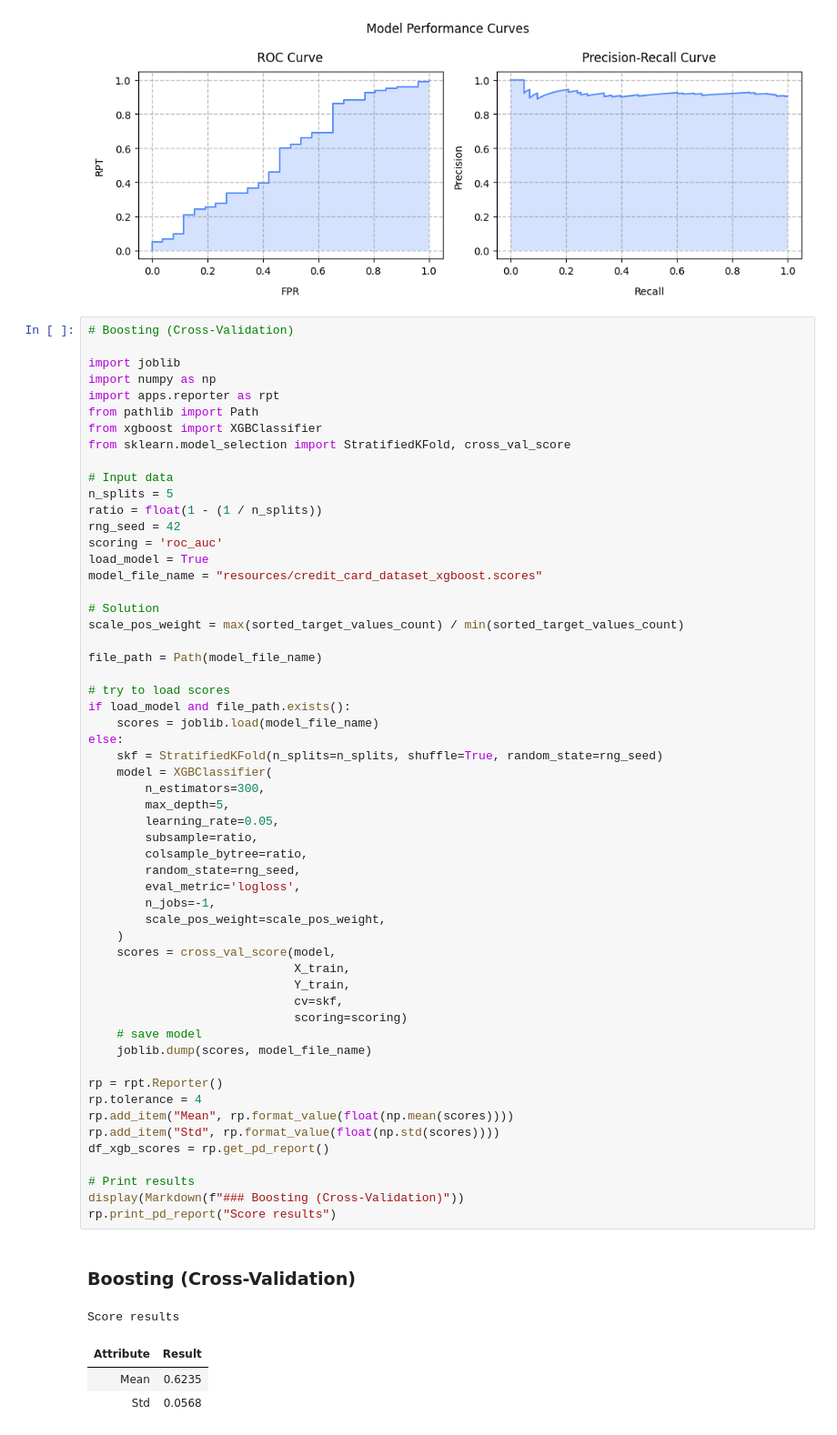
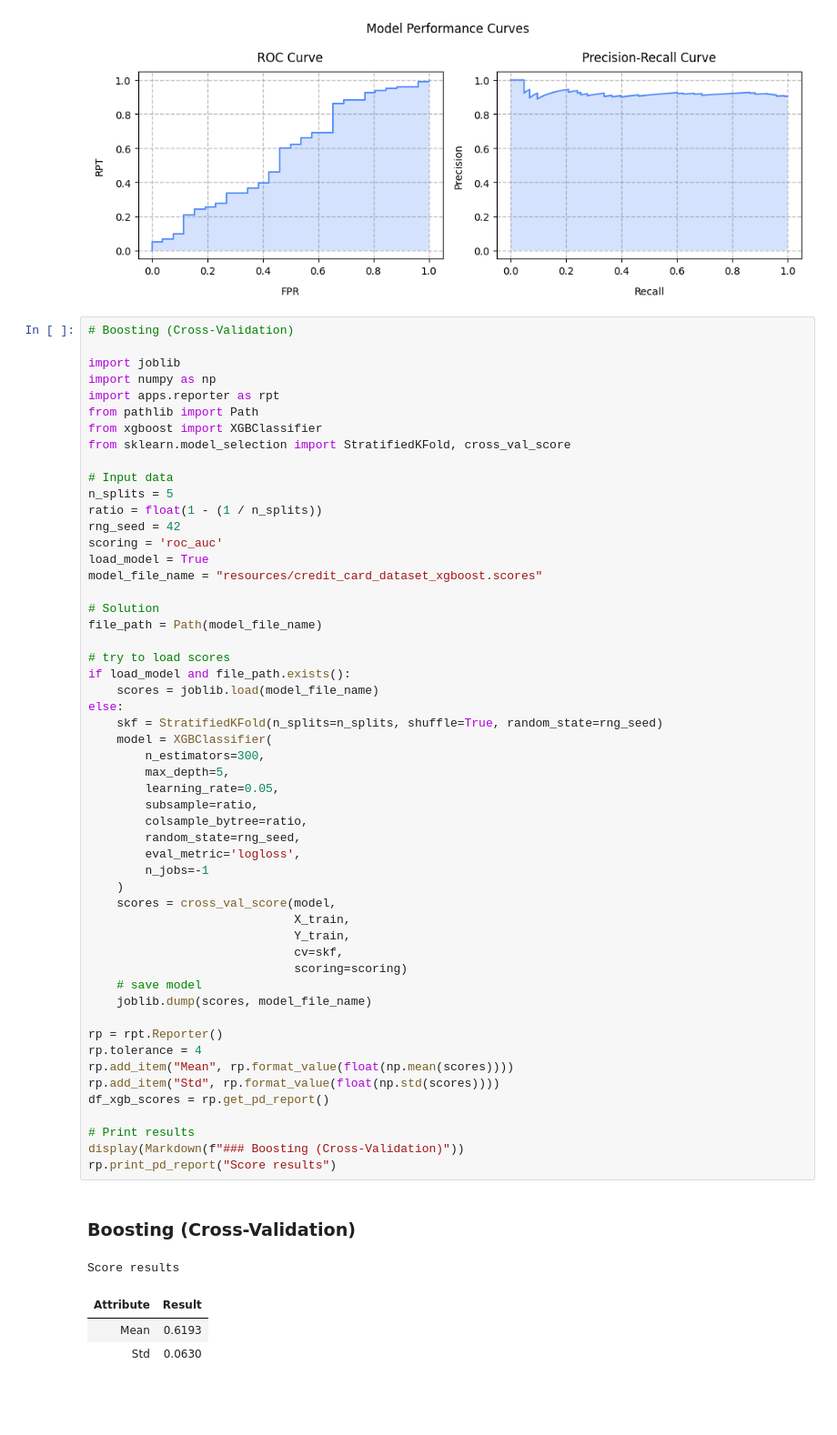
Before and after one commit to BogdanPinchuk/DataScience-PBY_HW20_Course_Project, a Jupyter notebook: Bohdan_Pinchuk_DS_HW20.ipynb, the cells around one changed output. Shown at 91% size. Saved outputs shown, nothing was run; the diff lists cells and outputs as text; blank space fills up the shorter version.

```diff
--- a/Bohdan_Pinchuk_DS_HW20.ipynb
+++ b/Bohdan_Pinchuk_DS_HW20.ipynb
@@ -2835,8 +2835,6 @@ load_model = True
 model_file_name = "resources/credit_card_dataset_xgboost.scores"
 
 # Solution
-scale_pos_weight = max(sorted_target_values_count) / min(sorted_target_values_count)
-
 file_path = Path(model_file_name)
 
 # try to load scores
@@ -2847,34 +2845,33 @@ else:
     model = XGBClassifier(
         n_estimators=300,
         max_depth=5,
         learning_rate=0.05,
         subsample=ratio,
         colsample_bytree=ratio,
         random_state=rng_seed,
         eval_metric='logloss',
-        n_jobs=-1,
-        scale_pos_weight=scale_pos_weight,
+        n_jobs=-1
     )
     scores = cross_val_score(model,
                              X_train,
                              Y_train,
                              cv=skf,
                              scoring=scoring)
     # save model
     joblib.dump(scores, model_file_name)
 
 rp = rpt.Reporter()
 rp.tolerance = 4
 rp.add_item("Mean", rp.format_value(float(np.mean(scores))))
 rp.add_item("Std", rp.format_value(float(np.std(scores))))
 df_xgb_scores = rp.get_pd_report()
 
 # Print results
 display(Markdown(f"### Boosting (Cross-Validation)"))
 rp.print_pd_report("Score results")
 # %% [output]
 ### Boosting (Cross-Validation)
 Score results
 | Attribute | Result |
-| Mean | 0.6235 |
-| Std | 0.0568 |
+| Mean | 0.6193 |
+| Std | 0.0630 |
```
Also changed, not shown: parts of 1 cell of this notebook, 2 other files.
